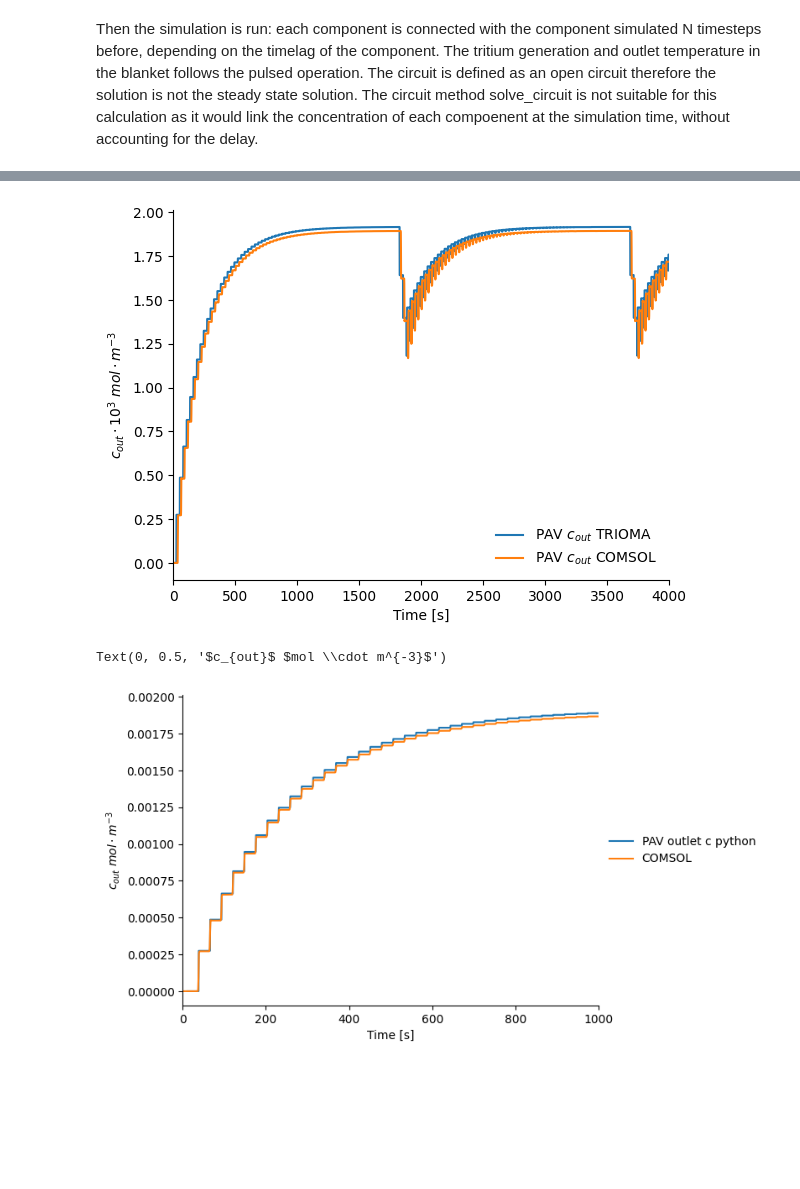
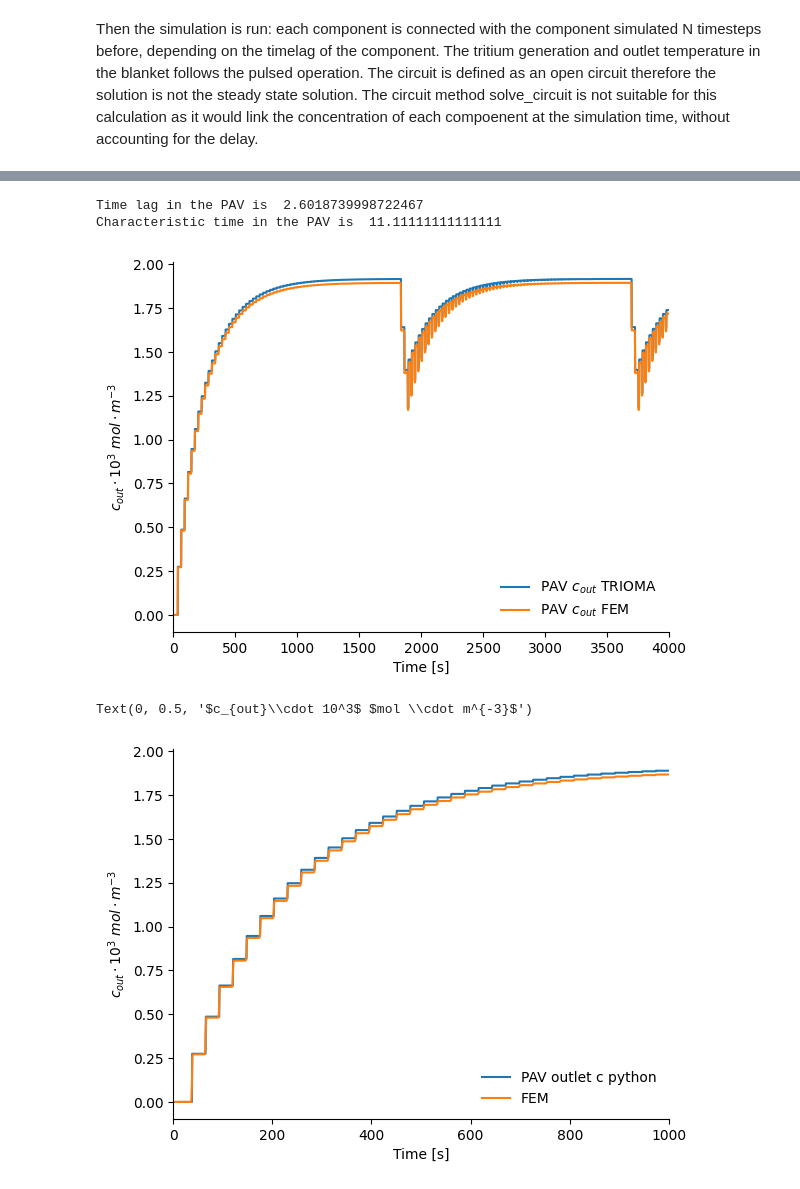
Before and after one commit to gabriele-ferrero/TRIOMA_Verification, a Jupyter notebook: Transient_Studies/PseudoTransient_T.ipynb, the cells around one changed output, grey strips where cells are left out. Saved outputs shown, nothing was run; the diff lists cells and outputs as text; code cells hidden in the pictures; blank space fills up the shorter version.

Commit message:
Finalize transient analysis

```diff
--- a/Transient_Studies/PseudoTransient_T.ipynb
+++ b/Transient_Studies/PseudoTransient_T.ipynb
@@ -76,7 +76,7 @@ eff_an: 0.10416165961700474
 [figure]
 # %%
 PAV.membrane.D=PAV.membrane.D*1E3
-PAV.fluid.k_t=3.91E-5 ## COMSOL
+PAV.fluid.k_t=3.91159E-5 ## COMSOL
 PAV.fluid.D=PAV.fluid.D*1E2
 Connection = Component(c_in=c_in, geometry=connection_geom,fluid=flibe, membrane=Steel, name='PAV2',loss=True)
 Connection2 = Component(c_in=c_in, geometry=connection_geom,fluid=flibe, membrane=Steel, name='PAV3',loss=True)
@@ -199,12 +199,12 @@ while t<t_final:
     BB_Q=np.append(BB_Q,BB.Q)
     PAV_eff=np.append(PAV_eff,PAV.eff)
     if compute_inv:
-        PAV.get_inventory(flag_an=False)
-        Connection.get_inventory(flag_an=False)
-        Connection2.get_inventory(flag_an=False)
-        PAV_inv=np.append(PAV_inv,PAV.inv)
-        connection_inv=np.append(connection_inv,Connection.inv)
-        connection2_inv=np.append(connection2_inv,Connection2.inv)
+        PAV.get_solid_inventory(flag_an=False)
+        Connection.get_solid_inventory(flag_an=False)
+        Connection2.get_solid_inventory(flag_an=False)
+        PAV_inv=np.append(PAV_inv,PAV.membrane.inv)
+        connection_inv=np.append(connection_inv,Connection.membrane.inv)
+        connection2_inv=np.append(connection2_inv,Connection2.membrane.inv)
 
     # PAV_outlet_c.append(PAV.c_out)
     # BB_outlet_c.append(BB.c_out)
@@ -213,25 +213,3 @@ while t<t_final:
     # BB_inlet_c.append(BB.c_in)
     i+=1
     t+=dt
-
-import matplotlib.pyplot as plt
-t_final=t_final+delay_BB
-
-t_vec=np.arange(-0,t_final,dt)
-t_vec=t_vec
-if len(t_vec)!=len(PAV_outlet_c):
-    t_vec=np.append(t_vec,t_final+dt)
-
-plt.plot(t_vec+delay_PAV,PAV_outlet_c,label="PAV outlet c")
-plt.plot(t_vec,BB_outlet_c,label="BB outlet c")
-plt.plot(t_vec+delay_connection,outlet_connection1,label="Connection 1 outlet c")
-# plt.plot(t_vec+delay_ind_connection2,outlet_connection2,label="Connection 2 outlet c")
-plt.plot(t_vec+delay_connection2,BB_inlet_c,label="BB inlet c")
-# plt.yscale("log")
-#put the legend outside the plot
-plt.legend(loc='center left', bbox_to_anchor=(1, 0.5),frameon=False)
-plt.xlabel("Time [s]")
-plt.ylabel("Concentration [mol/m^3]")
-## remove right and top spines
-plt.gca().spines['right'].set_visible(False)
-plt.gca().spines['top'].set_visible(False)
@@ -345,9 +366,9 @@ exp_c_out_PAV=np.column_stack((t_vec,PAV_outlet_c))
 if rewrite_file:
     np.savetxt(folder+"/c_out_PAV_vec.txt",exp_c_out_PAV)
 # %%
-plt.plot(t_vec,PAV_outlet_c*1E3,label=r"PAV $c_{out}$ TRIOMA")
+plt.plot(t_vec+PAV.geometry.L/PAV.fluid.U0,PAV_outlet_c*1E3,label=r"PAV $c_{out}$ TRIOMA")
 PAV_cout_coms=np.loadtxt(folder+"/c_out_PAV_vec_COMS.txt", delimiter="\t")
-plt.plot(PAV_cout_coms[:,0],PAV_cout_coms[:,1]*1E3,label=r"PAV $c_{out}$ COMSOL")
+plt.plot(PAV_cout_coms[:,0],PAV_cout_coms[:,1]*1E3,label=r"PAV $c_{out}$ FEM")
 plt.legend(loc='lower right',frameon=False)
 ## remove right and top spines
 plt.gca().spines['right'].set_visible(False)
@@ -356,21 +377,28 @@ plt.xlabel("Time [s]")
 plt.ylabel(r"$c_{out}\cdot 10^3$ $mol \cdot m^{-3}$")
 plt.xlim(0,4000)
 plt.savefig(folder+"/c_out_PAV_comparison.png",dpi=300)
+timelag=PAV.geometry.thick**2/2/np.pi/PAV.fluid.D
+print("Time lag in the PAV is ",1/timelag*5)
+ch_time_vel=PAV.geometry.L/PAV.fluid.U0
+print("Characteristic time in the PAV is ",ch_time_vel)
 # %% [output]
+Time lag in the PAV is  2.6018739998722467
+Characteristic time in the PAV is  11.11111111111111
-[figure, old version]
+[figure, new version]
 # %%
-plt.plot(t_vec+delay_PAV,PAV_outlet_c,label="PAV outlet c python")
+plt.plot(t_vec+PAV.geometry.L/PAV.fluid.U0,PAV_outlet_c*1E3,label="PAV outlet c python")
 PAV_cout_coms=np.loadtxt(folder+"/c_out_PAV_vec_COMS.txt", delimiter="\t")
-plt.plot(PAV_cout_coms[:,0],PAV_cout_coms[:,1],label="COMSOL")
-plt.legend(loc='center left', bbox_to_anchor=(1, 0.5),frameon=False)
+plt.plot(PAV_cout_coms[:,0],PAV_cout_coms[:,1]*1E3,label="FEM")
+plt.legend(loc='lower right',frameon=False)
 plt.xlim(0,1000)
+
 # plt.ylim(0.0007,0.0008)
 ## remove right and top spines
 plt.gca().spines['right'].set_visible(False)
 plt.gca().spines['top'].set_visible(False)
 plt.xlabel("Time [s]")
-plt.ylabel(r"$c_{out}$ $mol \cdot m^{-3}$")
+plt.ylabel(r"$c_{out}\cdot 10^3$ $mol \cdot m^{-3}$")
 # %% [output]
-Text(0, 0.5, '$c_{out}$ $mol \\cdot m^{-3}$')
+Text(0, 0.5, '$c_{out}\\cdot 10^3$ $mol \\cdot m^{-3}$')
-[figure, old version]
+[figure, new version]
 # %%
```
Also changed, not shown: parts of 18 cells of this notebook, 4 other files.
